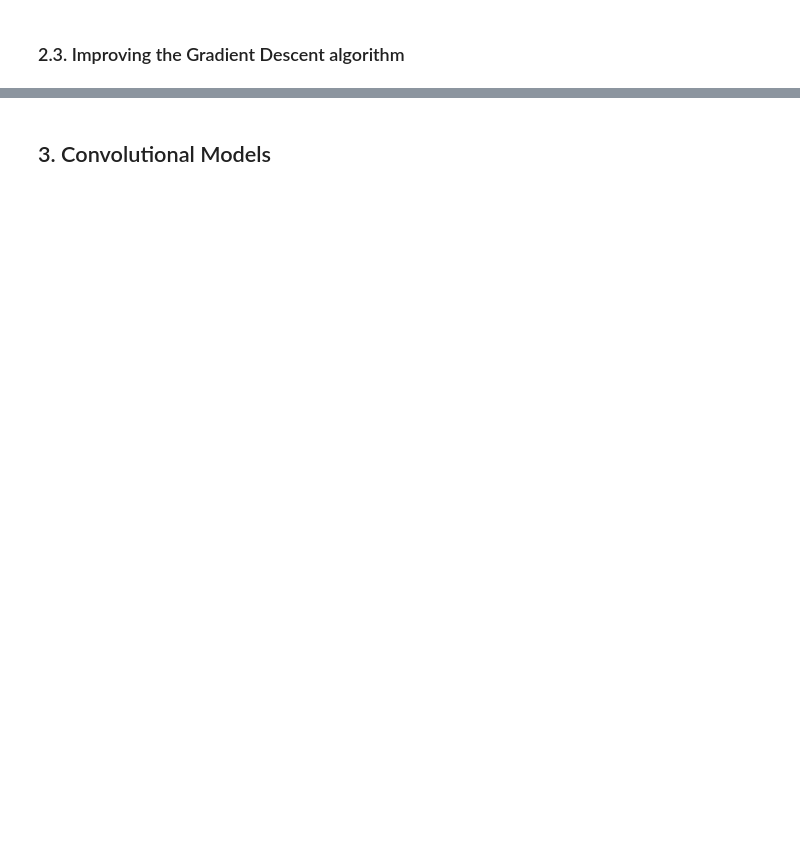
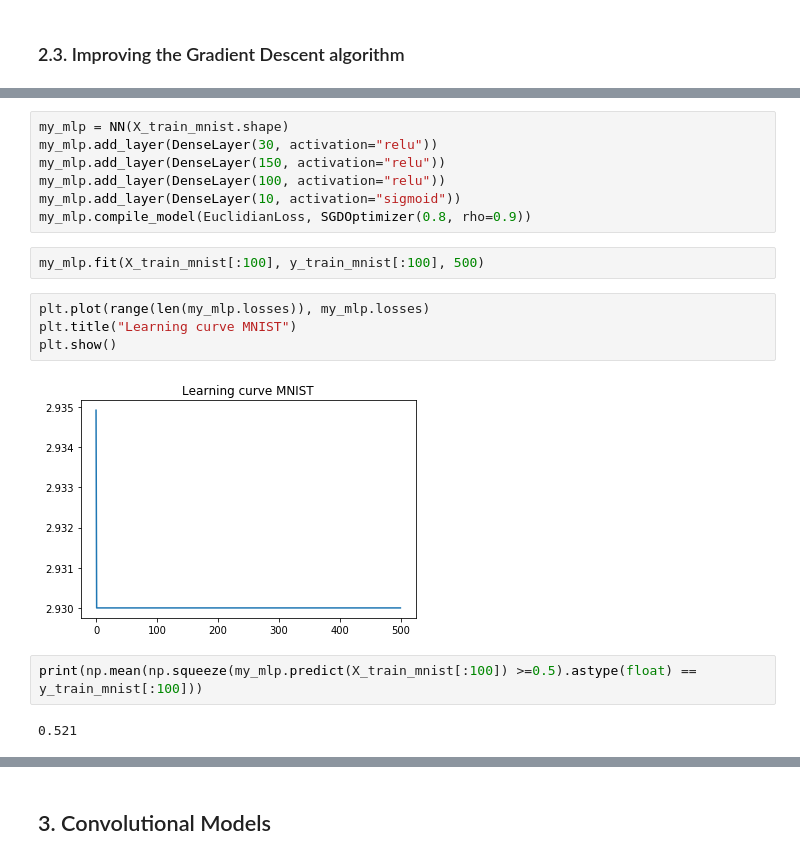
Before and after one commit to Taib/Introduction-to-ML, a Jupyter notebook: Lect_03.ipynb, the cells around one changed output, grey strips where cells are left out. Cells and saved outputs as stored; diff of their text form; blank space fills up the shorter version.

```diff
--- a/Lect_03.ipynb
+++ b/Lect_03.ipynb
@@ -396,0 +1162,19 @@ $$ \mathcal{L}(\theta) = - \sum_{k=1}^C {\mathbb{1}\{y=k\}} \log f(\mathbf{x}; \
+# %%
+my_mlp = NN(X_train_mnist.shape)
+my_mlp.add_layer(DenseLayer(30, activation="relu"))
+my_mlp.add_layer(DenseLayer(150, activation="relu"))
+my_mlp.add_layer(DenseLayer(100, activation="relu"))
+my_mlp.add_layer(DenseLayer(10, activation="sigmoid"))
+my_mlp.compile_model(EuclidianLoss, SGDOptimizer(0.8, rho=0.9))
+# %%
+my_mlp.fit(X_train_mnist[:100], y_train_mnist[:100], 500)
+# %%
+plt.plot(range(len(my_mlp.losses)), my_mlp.losses)
+plt.title("Learning curve MNIST")
+plt.show()
+# %% [output]
+[figure, added]
+# %%
+print(np.mean(np.squeeze(my_mlp.predict(X_train_mnist[:100]) >=0.5).astype(float) == y_train_mnist[:100]))
+# %% [output]
+0.521
```
Also changed, not shown: parts of 71 cells of this notebook, 6 other files.
